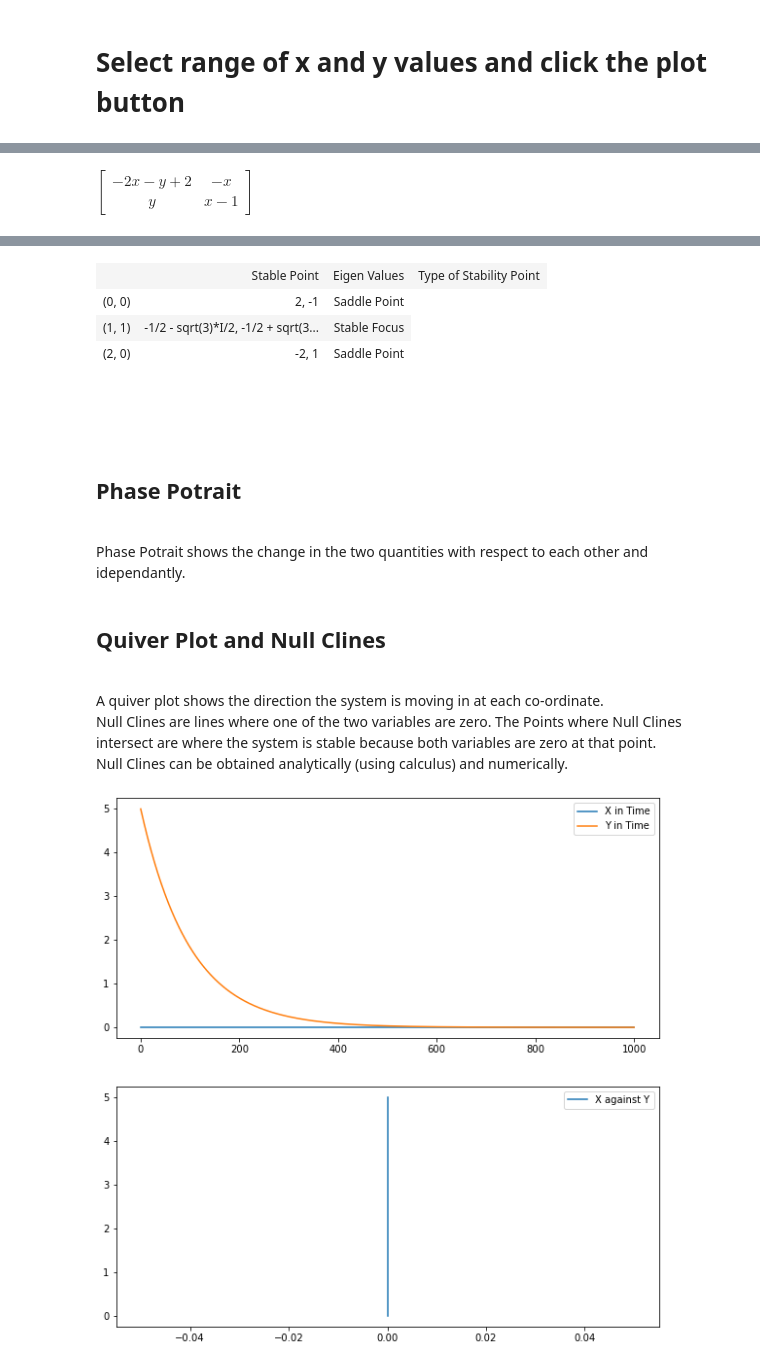
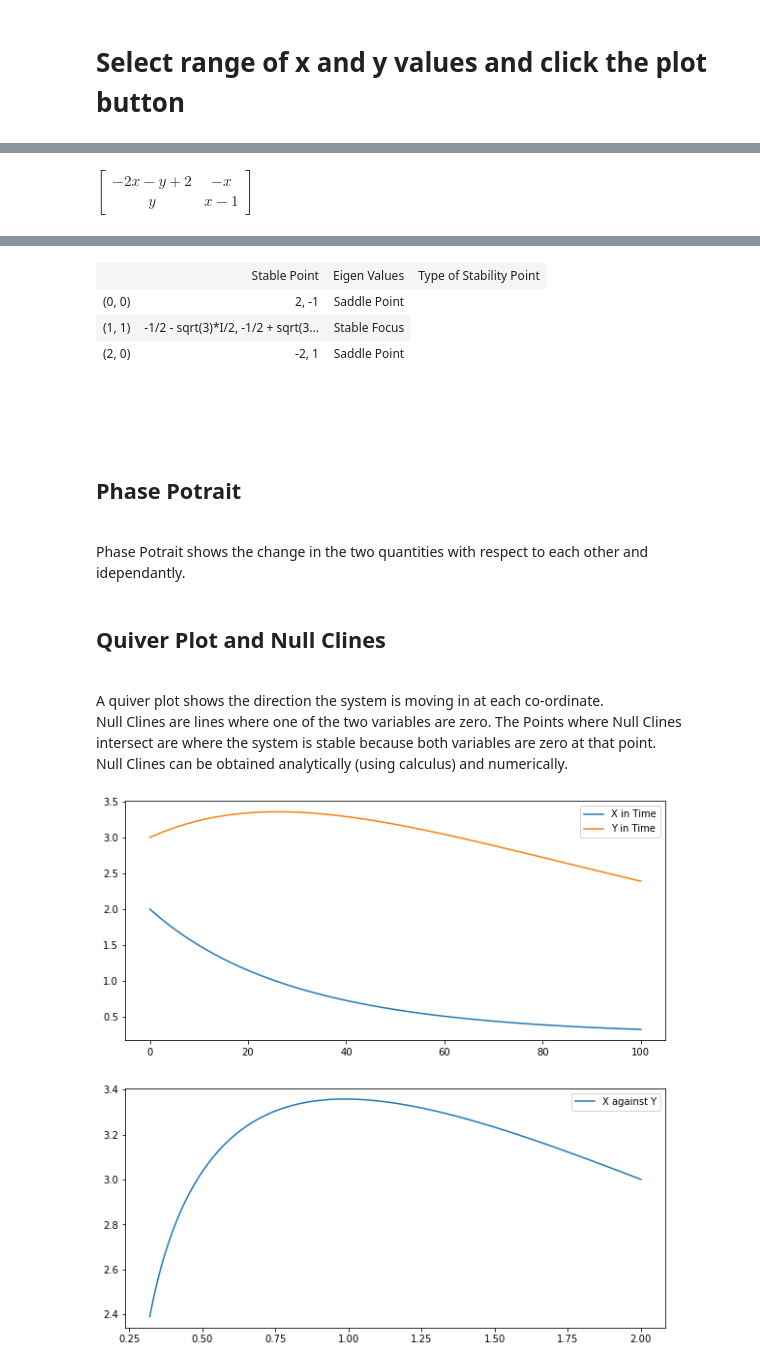
Before and after one commit to 104H/neuropynamics, a Jupyter notebook: notebooks/pplane.ipynb, the cells around one changed output, grey strips where cells are left out. Drawn from its saved outputs; the diff is of its cells as text; code cells hidden in the pictures.

```diff
--- a/notebooks/pplane.ipynb
+++ b/notebooks/pplane.ipynb
@@ -53,13 +53,23 @@ def system(initialx, initialy, func1, func2, delta, timerange):
 
     return x, y
 # %%
-def plots(expr1, expr2, x, y):
+def plots(expr1, expr2, x, y, startx, starty, stepsize, numsteps):
+    '''
+        expr1: sympy expression - non linear ode
+        expr2: sympy expression - non linear ode
+        x: sympy variable used in expr1 and/or expr2
+        y: sympy variable used in expr1 and/or expr2
+        startx: for the range-kutta4, the x variable needs a start value
+        starty: for the range-kutta4, the y variable needs a start value
+        stepsize: step size for runge-kutta4
+        numsteps: the number of steps runge-kutta4 should take
+    '''
     # converting the equations to functions
     f1 = lambdify((x, y), expr1)
     f2 = lambdify((x, y), expr2)
 
     # phase space
-    sx, sy = system(0, 5, f1, f2, 0.01, 1000)
+    sx, sy = system(startx, starty, f1, f2, stepsize, numsteps)
     fig, (ax1, ax2) = plt.subplots(2, 1, figsize=(10,10))
     ax1.plot(sx, label='X in Time')
     ax1.plot(sy, label='Y in Time')
@@ -196,38 +208,45 @@ display(y_range_slider)
 x_range_slider = widgets.IntRangeSlider(min=-10, max=10)
 display(x_range_slider)
 
-# y_range_slider.observe(on_change)
-# x_range_slider.observe(on_change)
+startx = widgets.Text(placeholder='Start Value of X for RK4', disabled=False)
+starty = widgets.Text(placeholder='Start Value of Y for RK4', disabled=False)
+stepsize = widgets.Text(placeholder='Step Size for RK4', disabled=False)
+stepcount = widgets.Text(placeholder='Step Count for RK4', disabled=False)
+
+display(startx)
+display(starty)
+display(stepsize)
+display(stepcount)
 
 renderButton = widgets.Button(description='Plot')
 display(renderButton)
 
 @renderButton.on_click
 def renderButtonOnClick(b):
     clear_output()
 
     display(y_range_slider)
     display(x_range_slider)
     display(renderButton)
 
-    plots()
+    plots(expr1, expr2, x, y, int(startx.value), int(starty.value), float(stepsize.value), int(stepcount.value))
 # %% [output]
 IntRangeSlider(value=(-5, 5), max=10, min=-10)
 IntRangeSlider(value=(-5, 5), max=10, min=-10)
 [interactive output not drawn]
 Jacobian Matrix
 The Jacobian matrix has single order derivatives of a System of Equations.
 $\displaystyle \left[\begin{matrix}- 2 x - y + 2 & - x\\y & x - 1\end{matrix}\right]$
 [interactive output not drawn]
 |  | Stable Point | Eigen Values | Type of Stability Point |
 | (0, 0) | 2, -1 | Saddle Point |
 | (1, 1) | -1/2 - sqrt(3)*I/2, -1/2 + sqrt(3... | Stable Focus |
 | (2, 0) | -2, 1 | Saddle Point |
 Phase Potrait
 Phase Potrait shows the change in the two quantities with respect to each other and idependantly.
 Quiver Plot and Null Clines
 A quiver plot shows the direction the system is moving in at each co-ordinate.
 Null Clines are lines where one of the two variables are zero. The Points where Null Clines intersect are where the system is stable because both variables are zero at that point.
 Null Clines can be obtained analytically (using calculus) and numerically.
-[figure, old version]
+[figure, new version]
 [figure]
```
Also changed, not shown: parts of 1 cell of this notebook.
